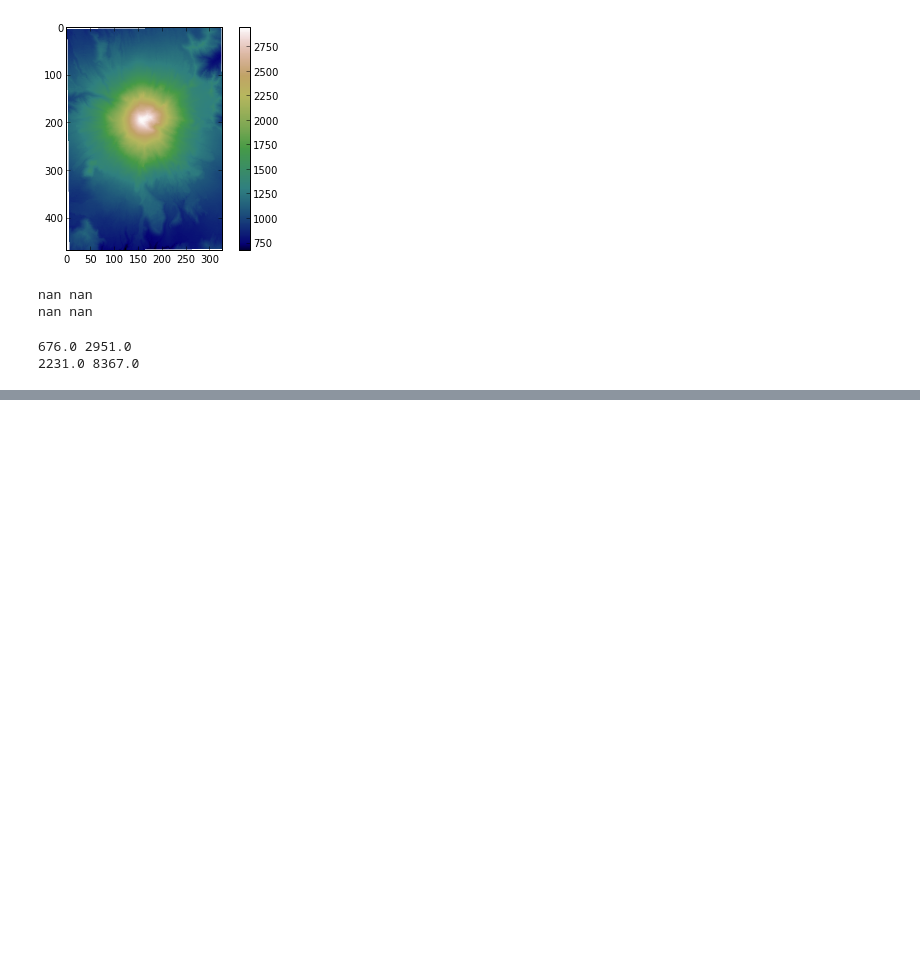
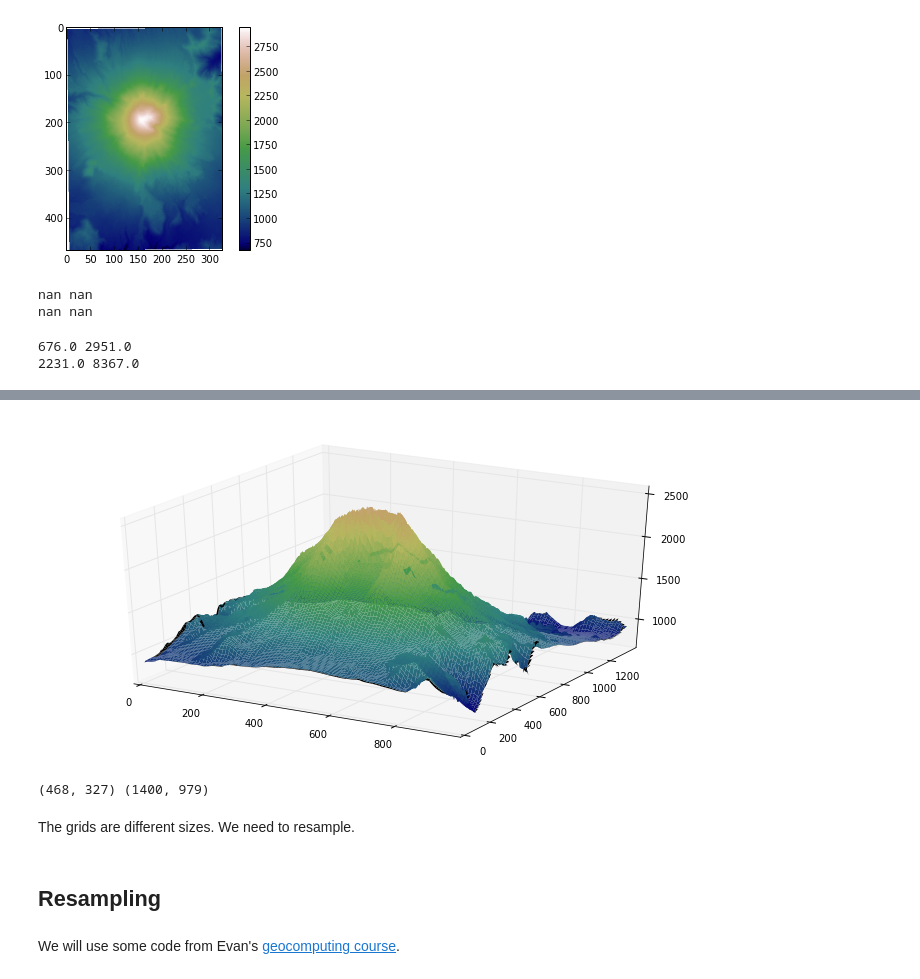
Before and after one commit to agilescientific/notebooks, a Jupyter notebook: Mt_St-Helens.ipynb, the cells around one changed output, grey strips where cells are left out. Saved outputs shown, nothing was run; the diff lists cells and outputs as text; code cells hidden in the pictures; blank space fills up the shorter version.

```diff
--- a/Mt_St-Helens.ipynb
+++ b/Mt_St-Helens.ipynb
@@ -68,0 +95,21 @@ print np.nanmin(after), np.nanmax(after)
+# %%
+after /= 3.28084 # convert to metres
+x = np.arange(after.shape[1])
+y = np.arange(after.shape[0])
+x, y = np.meshgrid(x, y)
+
+fig = plt.figure(figsize=(12,6))
+ax = fig.add_subplot(1, 1, 1, projection='3d')
+p = ax.plot_surface(x, y, after, cmap="gist_earth", linewidth=0, vmin=676, vmax=2951)
+# %% [output]
+[figure, added]
+# %%
+print before.shape, after.shape
+# %% [output]
+(468, 327) (1400, 979)
+# %% [markdown]
+The grids are different sizes. We need to resample.
+# %% [markdown]
+## Resampling
+# %% [markdown]
+We will use some code from Evan's [geocomputing course](http://agilegeoscience.com/courses).
```
Also changed, not shown: parts of 29 cells of this notebook.
